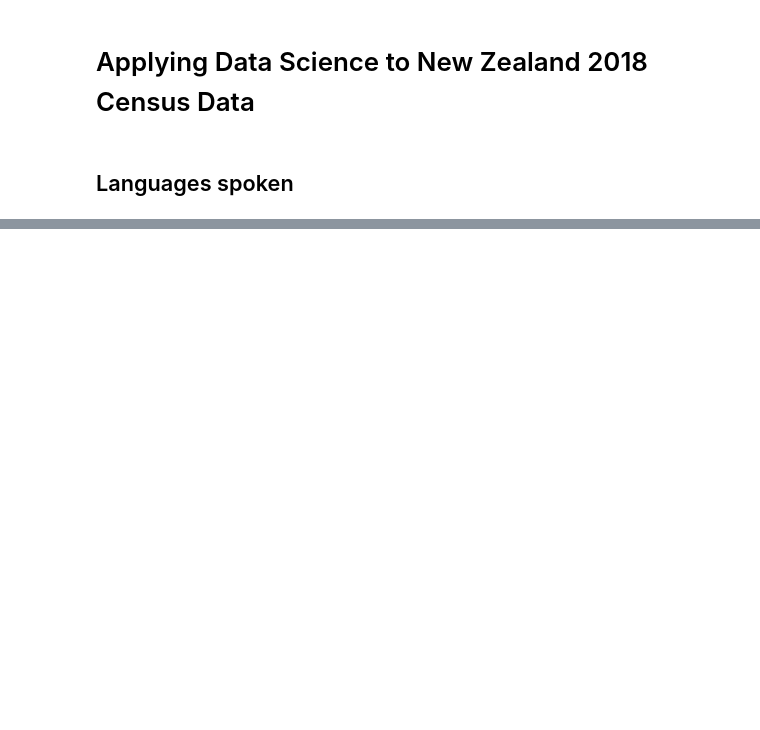
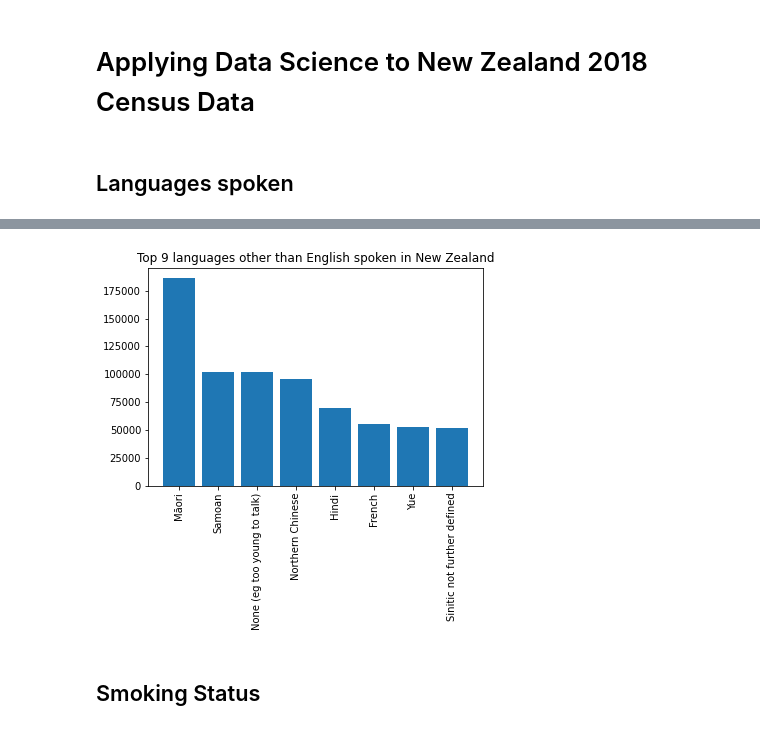
Before and after one commit to Joseph-See/NZ-Stats-Analysis-Python, a Jupyter notebook: NZ_census_analysis.ipynb, the cells around one changed output, grey strips where cells are left out. Drawn from its saved outputs; the diff is of its cells as text; code cells hidden in the pictures; blank space fills up the shorter version.

```diff
--- a/NZ_census_analysis.ipynb
+++ b/NZ_census_analysis.ipynb
@@ -37,0 +92,13 @@ num_speakers.plot(kind="barh")
+# %%
+# Note that it is difficult to see ranges of languages other than English, so lets plot them seperately
+languages2 = languages[1:9]
+num_speakers2 = num_speakers[1:9]
+
+plt.bar(languages2, num_speakers2)
+plt.title('Top 9 languages other than English spoken in New Zealand')
+plt.xticks(rotation=90)
+plt.show()
+# %% [output]
+[figure, added]
+# %% [markdown]
+## Smoking Status
```
Also changed, not shown: parts of 7 cells of this notebook, 2 other files.
